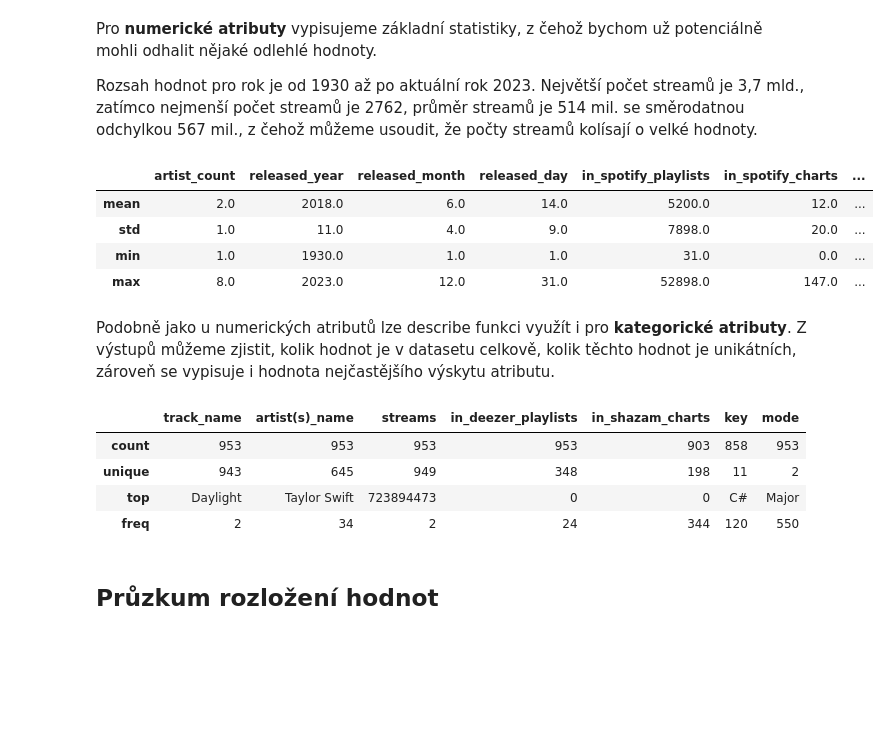
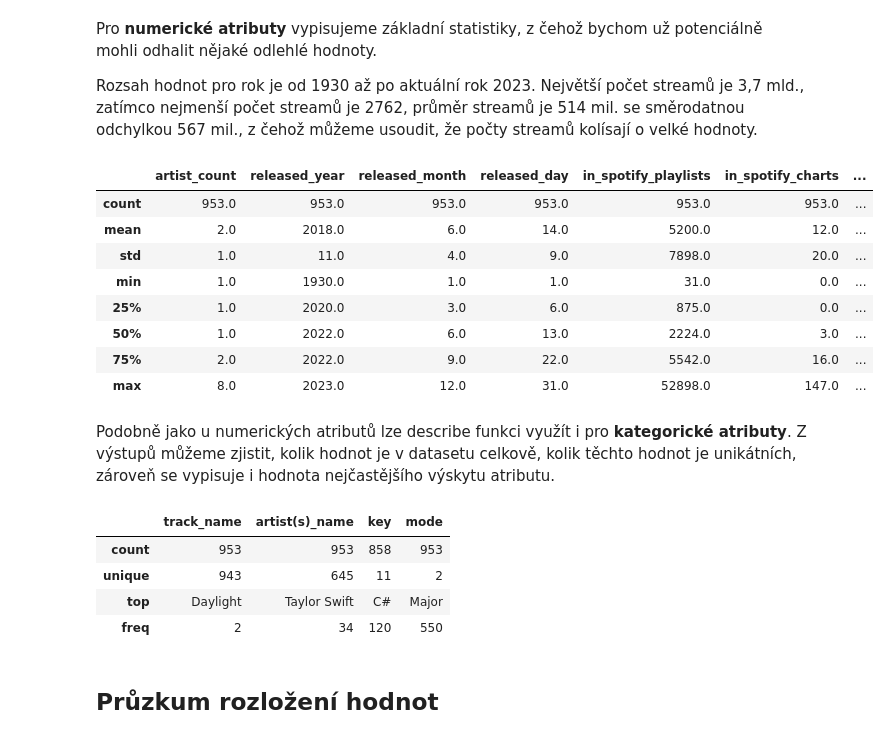
Before and after one commit to Filda99/FIT-UPA, a Jupyter notebook: proj2/upa_proj2.ipynb, the cells around one changed output. Cells and saved outputs as stored; diff of their text form; code cells hidden in the pictures; blank space fills up the shorter version.

```diff
--- a/proj2/upa_proj2.ipynb
+++ b/proj2/upa_proj2.ipynb
@@ -81,6 +101,8 @@ print(categorical_attributes)
 # %%
 data['in_shazam_charts'].fillna(0, inplace=True) # in_shazam_charts ma null hodnoty, ktere vyplnime 0 pro snadnou konverzi
 data['in_deezer_playlists'].fillna(0, inplace=True) # in_shazam_charts ma null hodnoty, ktere vyplnime 0 pro snadnou konverzi
+data['in_deezer_playlists'] = data['in_deezer_playlists'].replace(',', '', regex=True).astype('int64') # nektere hodnoty byly v americkem formatu, kde 2,456 znaci 2456
+data['in_shazam_charts'] = data['in_shazam_charts'].replace(',', '', regex=True).astype('int64')
 
 attributes_to_convert = ['streams', 'in_deezer_playlists', 'in_shazam_charts']
 
@@ -116,12 +138,16 @@ Pro **numerické atributy** vypisujeme základní statistiky, z čehož bychom u
 Rozsah hodnot pro rok je od 1930 až po aktuální rok 2023.
 Největší počet streamů je 3,7 mld., zatímco nejmenší počet streamů je 2762, průměr streamů je 514 mil. se směrodatnou odchylkou 567 mil., z čehož můžeme usoudit, že počty streamů kolísají o velké hodnoty.
 # %%
-data.describe().loc[['mean', 'std', 'min', 'max']].round(0)
+data.describe().round(0)
 # %% [output]
 |  | artist_count | released_year | released_month | released_day | in_spotify_playlists | in_spotify_charts | ... |
+| count | 953.0 | 953.0 | 953.0 | 953.0 | 953.0 | 953.0 | ... |
 | mean | 2.0 | 2018.0 | 6.0 | 14.0 | 5200.0 | 12.0 | ... |
 | std | 1.0 | 11.0 | 4.0 | 9.0 | 7898.0 | 20.0 | ... |
 | min | 1.0 | 1930.0 | 1.0 | 1.0 | 31.0 | 0.0 | ... |
+| 25% | 1.0 | 2020.0 | 3.0 | 6.0 | 875.0 | 0.0 | ... |
+| 50% | 1.0 | 2022.0 | 6.0 | 13.0 | 2224.0 | 3.0 | ... |
+| 75% | 2.0 | 2022.0 | 9.0 | 22.0 | 5542.0 | 16.0 | ... |
 | max | 8.0 | 2023.0 | 12.0 | 31.0 | 52898.0 | 147.0 | ... |
 # %% [markdown]
 Podobně jako u numerických atributů lze describe funkci využít i pro **kategorické atributy**. Z výstupů můžeme zjistit, kolik hodnot je v datasetu celkově, kolik těchto hodnot je unikátních, zároveň se vypisuje i hodnota nejčastějšího výskytu atributu.
@@ -129,11 +155,11 @@ Podobně jako u numerických atributů lze describe funkci využít i pro **kate
 include = ['object']
 data.describe(include = include)
 # %% [output]
-|  | track_name | artist(s)_name | streams | in_deezer_playlists | in_shazam_charts | key | mode |
-| count | 953 | 953 | 953 | 953 | 903 | 858 | 953 |
-| unique | 943 | 645 | 949 | 348 | 198 | 11 | 2 |
-| top | Daylight | Taylor Swift | 723894473 | 0 | 0 | C# | Major |
-| freq | 2 | 34 | 2 | 24 | 344 | 120 | 550 |
+|  | track_name | artist(s)_name | key | mode |
+| count | 953 | 953 | 858 | 953 |
+| unique | 943 | 645 | 11 | 2 |
+| top | Daylight | Taylor Swift | C# | Major |
+| freq | 2 | 34 | 120 | 550 |
 # %% [markdown]
 ## Průzkum rozložení hodnot
 # %% [markdown]
```
Also changed, not shown: parts of 26 cells of this notebook.
